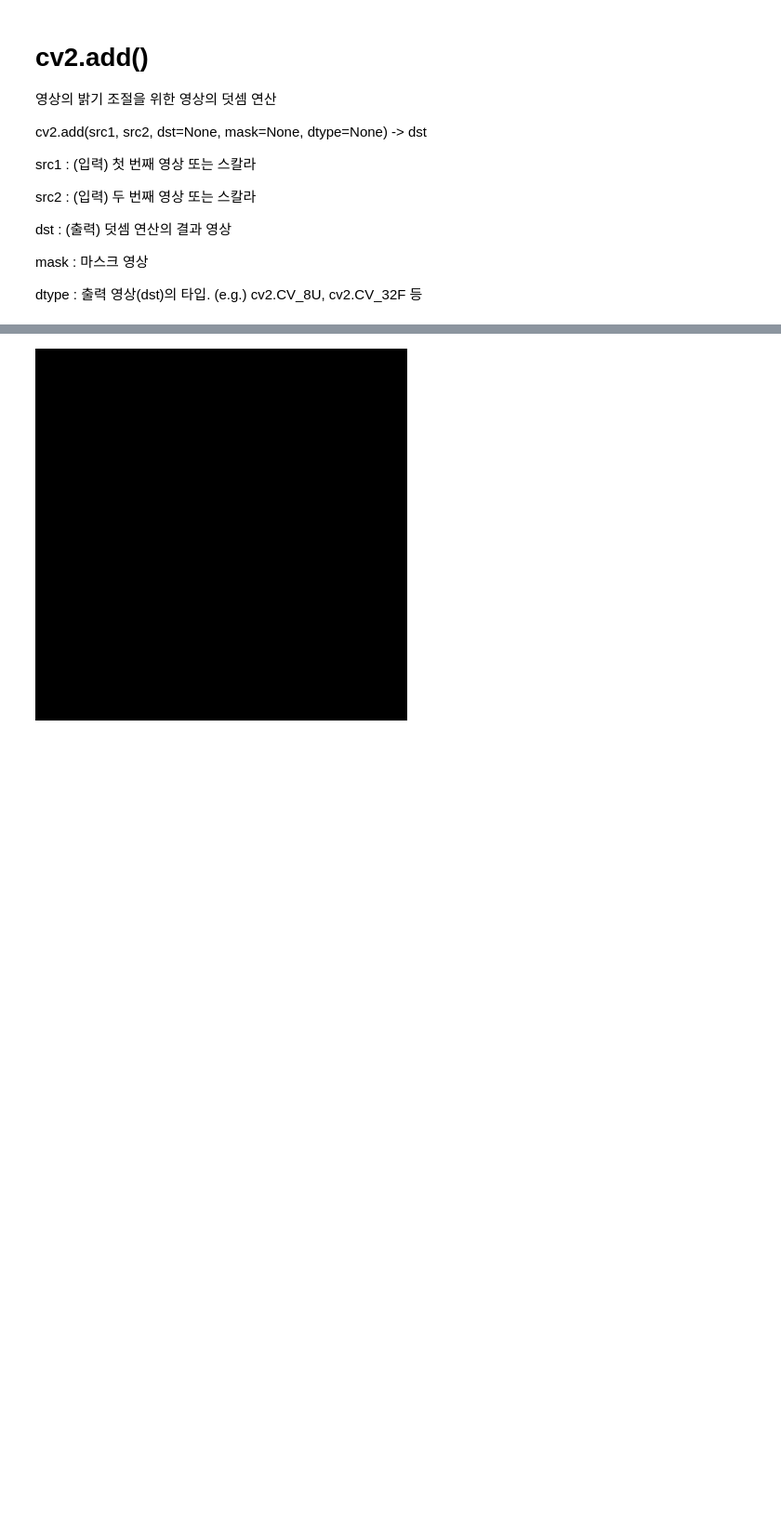
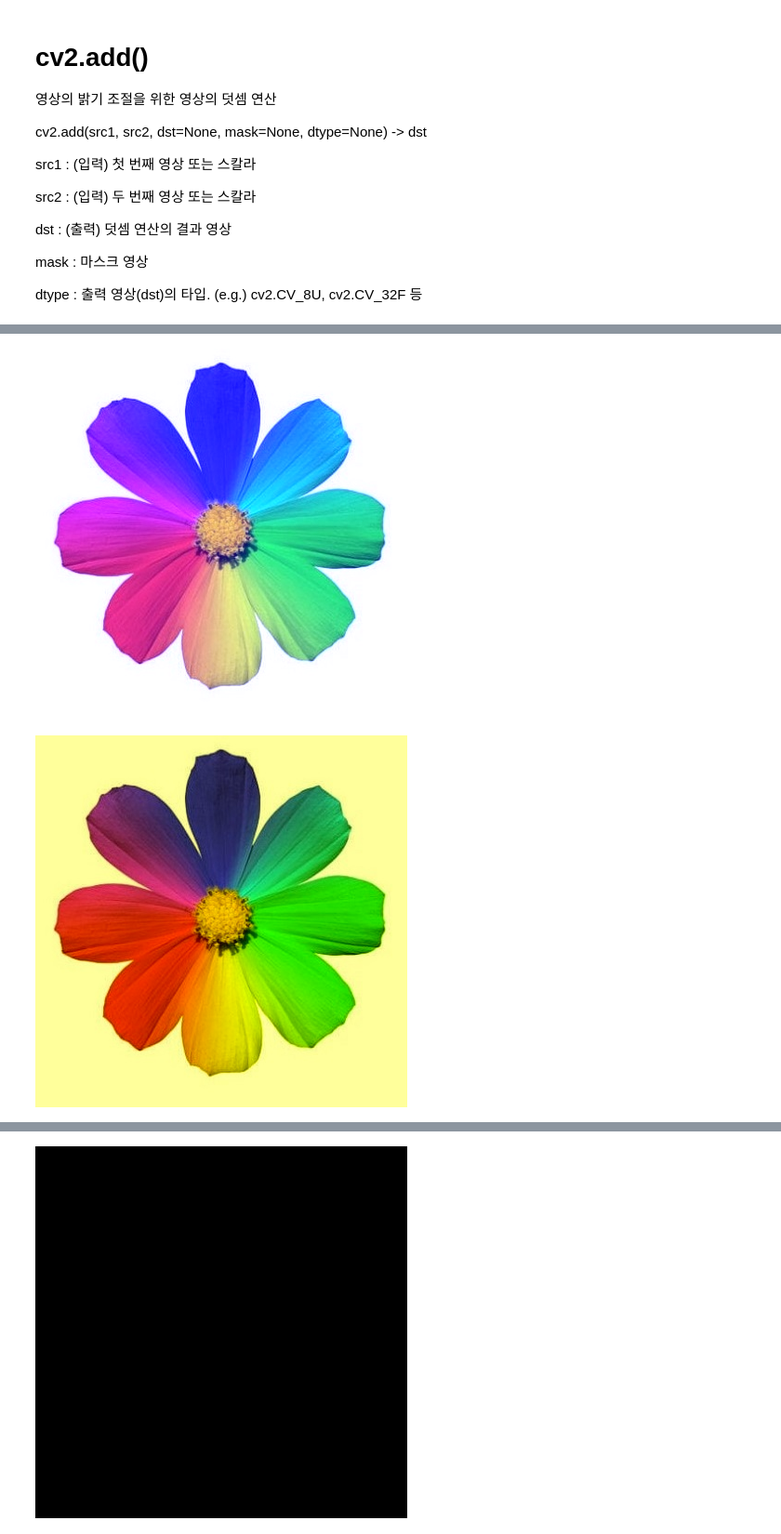
Before and after one commit to olzlt/OpenCV, a Jupyter notebook: opencv_06_brightness.ipynb, the cells around one changed output, grey strips where cells are left out. Shown at 93% size. Cells and saved outputs as stored; diff of their text form; code cells hidden in the pictures; blank space fills up the shorter version.

```diff
--- a/opencv_06_brightness.ipynb
+++ b/opencv_06_brightness.ipynb
@@ -51,0 +64,10 @@ import numpy as np
+# %%
+# color image cv2.add(),cv2.subtract() 잘못된 적용 예시
+l_color = cv2.add(img,100)
+d_color = cv2.subtract(img,100)
+
+cv2_imshow(l_color)
+cv2_imshow(d_color)
+# %% [output]
+[figure, added]
+[figure, added]
```
Also changed, not shown: parts of 10 cells of this notebook.
